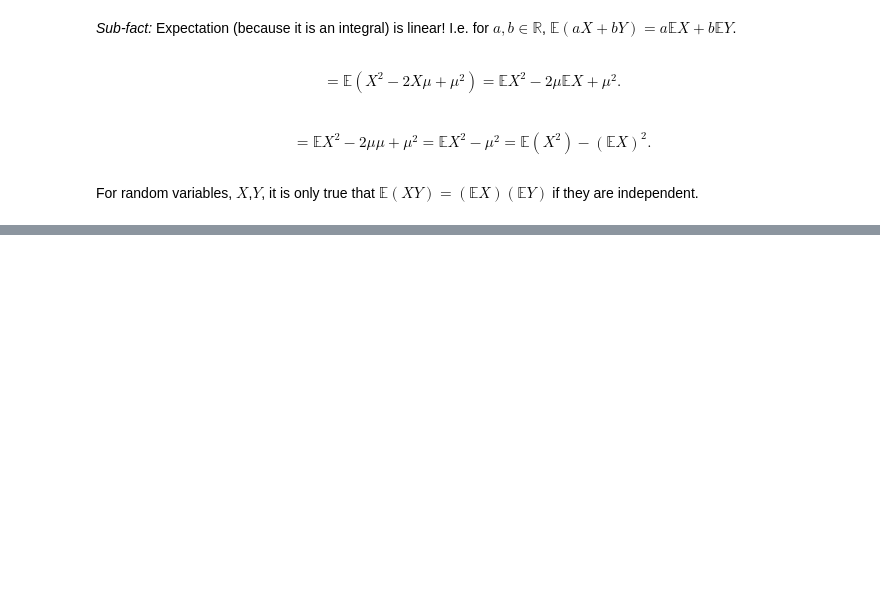
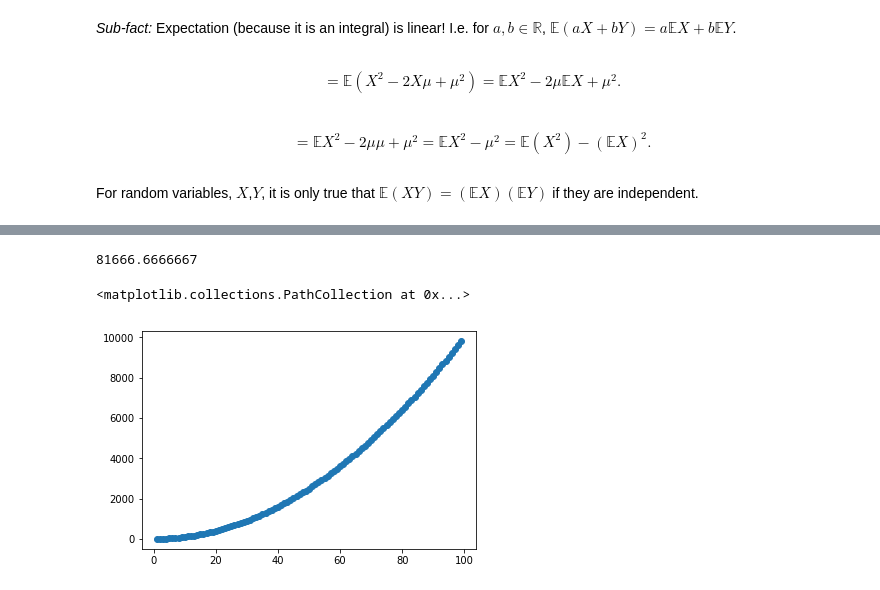
Before and after one commit to jtanderson/COSC-311-Fall2020, a Jupyter notebook: ContinuousDistributions.ipynb, the cells around one changed output, grey strips where cells are left out. Drawn from its saved outputs; the diff is of its cells as text; code cells hidden in the pictures; blank space fills up the shorter version.

```diff
--- a/ContinuousDistributions.ipynb
+++ b/ContinuousDistributions.ipynb
@@ -139,0 +192,11 @@ For random variables, $X$,$Y$, it is only true that $\mathbb{E}(XY) = (\mathbb{E
+# %%
+x = np.arange(1,100)
+y = np.arange(1,100) ** 2
+
+print(cov(x,y))
+
+plt.scatter(x,y)
+# %% [output]
+81666.6666667
+<matplotlib.collections.PathCollection at 0x...>
+[figure, added]
```
Also changed, not shown: parts of 15 cells of this notebook, 1 other file.
